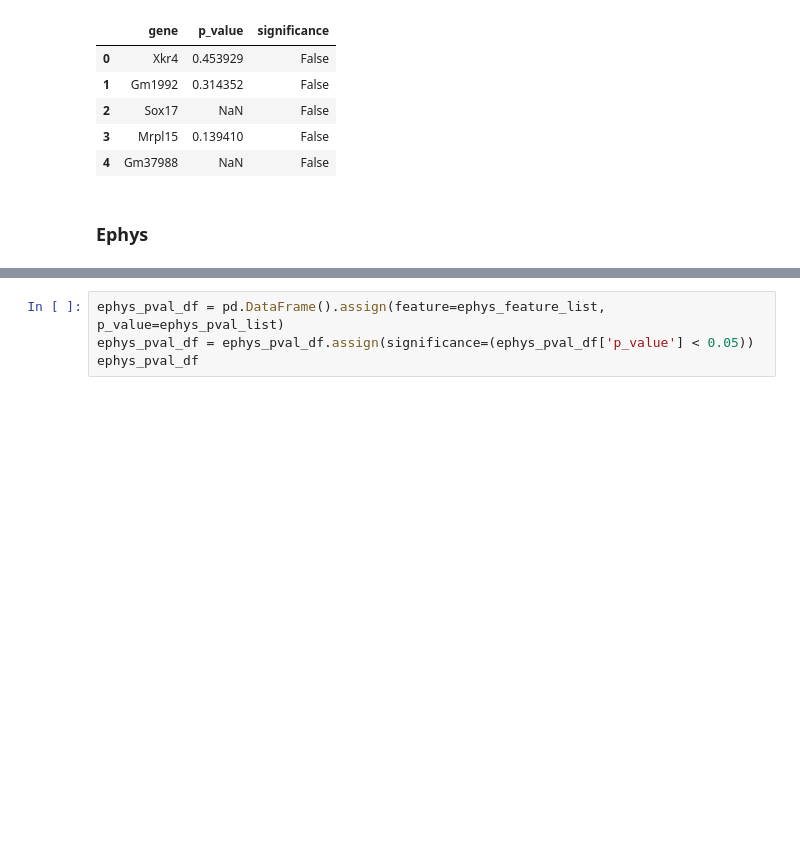
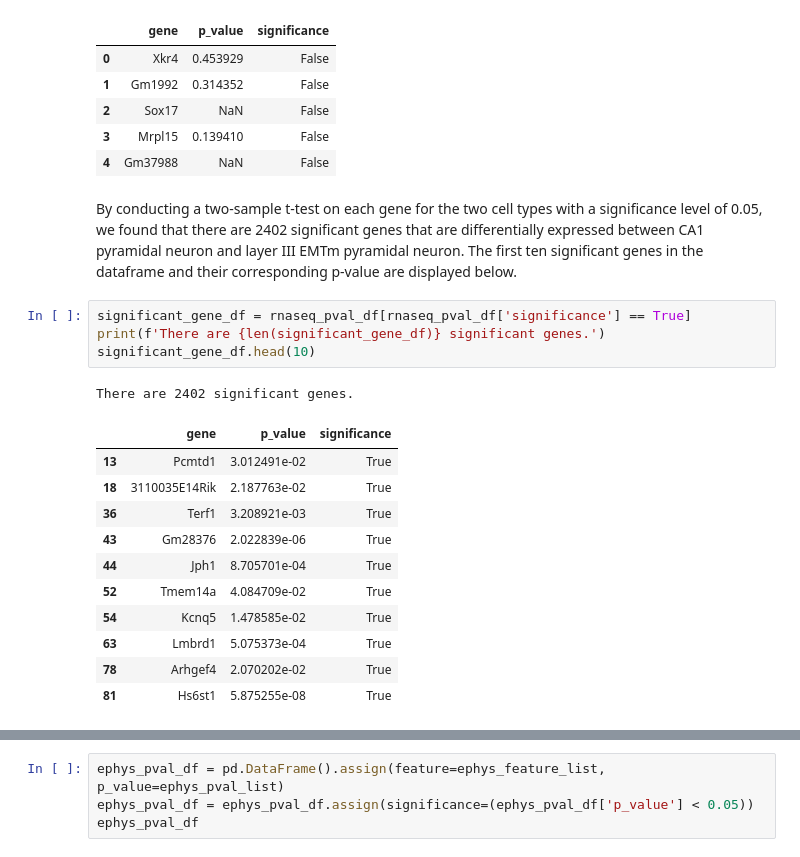
Before and after one commit to pbvijaya/BIPN162_Cell_Types, a Jupyter notebook: CellTypesProject.ipynb, the cells around one changed output, grey strips where cells are left out. Cells and saved outputs as stored; diff of their text form; blank space fills up the shorter version.

```diff
--- a/CellTypesProject.ipynb
+++ b/CellTypesProject.ipynb
@@ -323,5 +325,22 @@ rnaseq_pval_df.head()
 | 2 | Sox17 | NaN | False |
 | 3 | Mrpl15 | 0.139410 | False |
 | 4 | Gm37988 | NaN | False |
-# %% [markdown]
-### Ephys
+# %% [markdown]
+ By conducting a two-sample t-test on each gene for the two cell types with a significance level of 0.05, we found that there are 2402 significant genes that are differentially expressed between CA1 pyramidal neuron and layer III EMTm pyramidal neuron. The first ten significant genes in the dataframe and their corresponding p-value are displayed below.
+# %%
+significant_gene_df = rnaseq_pval_df[rnaseq_pval_df['significance'] == True]
+print(f'There are {len(significant_gene_df)} significant genes.')
+significant_gene_df.head(10)
+# %% [output]
+There are 2402 significant genes.
+|  | gene | p_value | significance |
+| 13 | Pcmtd1 | 3.012491e-02 | True |
+| 18 | 3110035E14Rik | 2.187763e-02 | True |
+| 36 | Terf1 | 3.208921e-03 | True |
+| 43 | Gm28376 | 2.022839e-06 | True |
+| 44 | Jph1 | 8.705701e-04 | True |
+| 52 | Tmem14a | 4.084709e-02 | True |
+| 54 | Kcnq5 | 1.478585e-02 | True |
+| 63 | Lmbrd1 | 5.075373e-04 | True |
+| 78 | Arhgef4 | 2.070202e-02 | True |
+| 81 | Hs6st1 | 5.875255e-08 | True |
```
Also changed, not shown: parts of 4 cells of this notebook.
